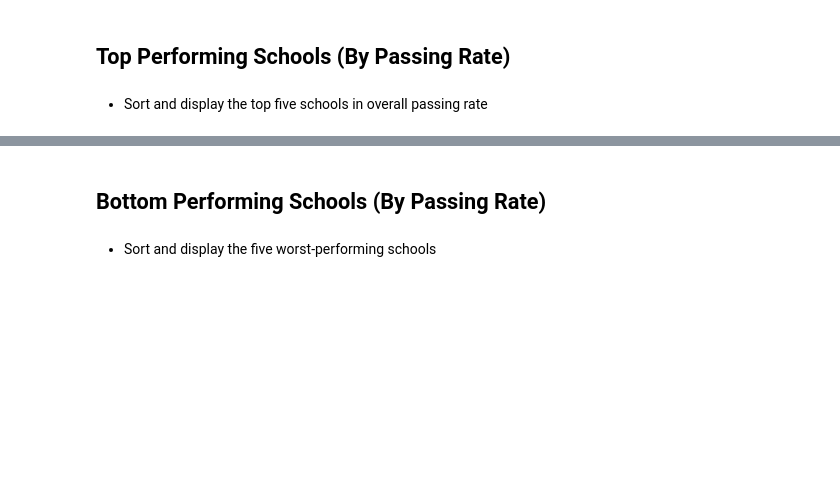
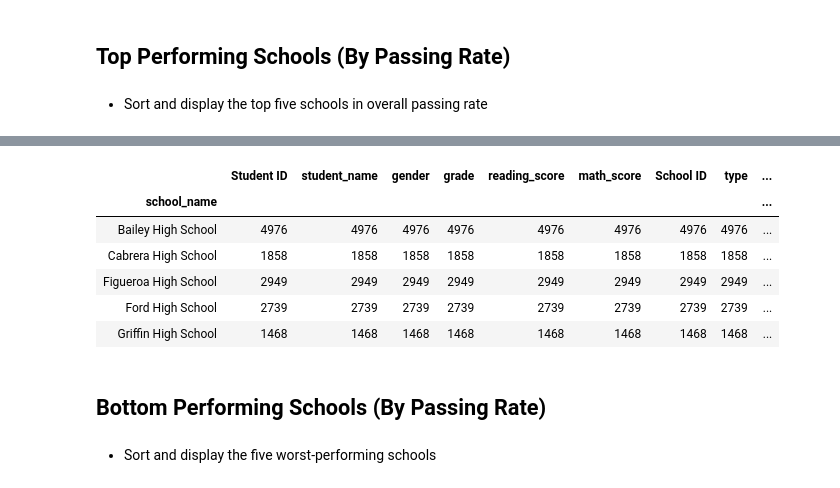
Before and after one commit to kirpatrick/pandas-challenge, a Jupyter notebook: PyCitySchools/PyCitySchools_starter.ipynb, the cells around one changed output, grey strips where cells are left out. Cells and saved outputs as stored; diff of their text form; code cells hidden in the pictures; blank space fills up the shorter version.

```diff
--- a/PyCitySchools/PyCitySchools_starter.ipynb
+++ b/PyCitySchools/PyCitySchools_starter.ipynb
@@ -99,3 +137,18 @@ len(passing_reading_scores)
+# %%
+# Using GroupBy in order to separate the data into fields according to "school_name" values
+school_performance_data = school_data_complete.groupby(["school_name"])
+
+# FYI (Validation) In order to be visualized, a data function must be used...
+school_performance_data.count().head()
+############################################################################
+# %% [output]
+|  | Student ID | student_name | gender | grade | reading_score | math_score | School ID | type | ... |
+| school_name |  |  |  |  |  |  |  |  | ... |
+| Bailey High School | 4976 | 4976 | 4976 | 4976 | 4976 | 4976 | 4976 | 4976 | ... |
+| Cabrera High School | 1858 | 1858 | 1858 | 1858 | 1858 | 1858 | 1858 | 1858 | ... |
+| Figueroa High School | 2949 | 2949 | 2949 | 2949 | 2949 | 2949 | 2949 | 2949 | ... |
+| Ford High School | 2739 | 2739 | 2739 | 2739 | 2739 | 2739 | 2739 | 2739 | ... |
+| Griffin High School | 1468 | 1468 | 1468 | 1468 | 1468 | 1468 | 1468 | 1468 | ... |
 # %% [markdown]
 ## Bottom Performing Schools (By Passing Rate)
 # %% [markdown]
```
Also changed, not shown: parts of 4 cells of this notebook.
